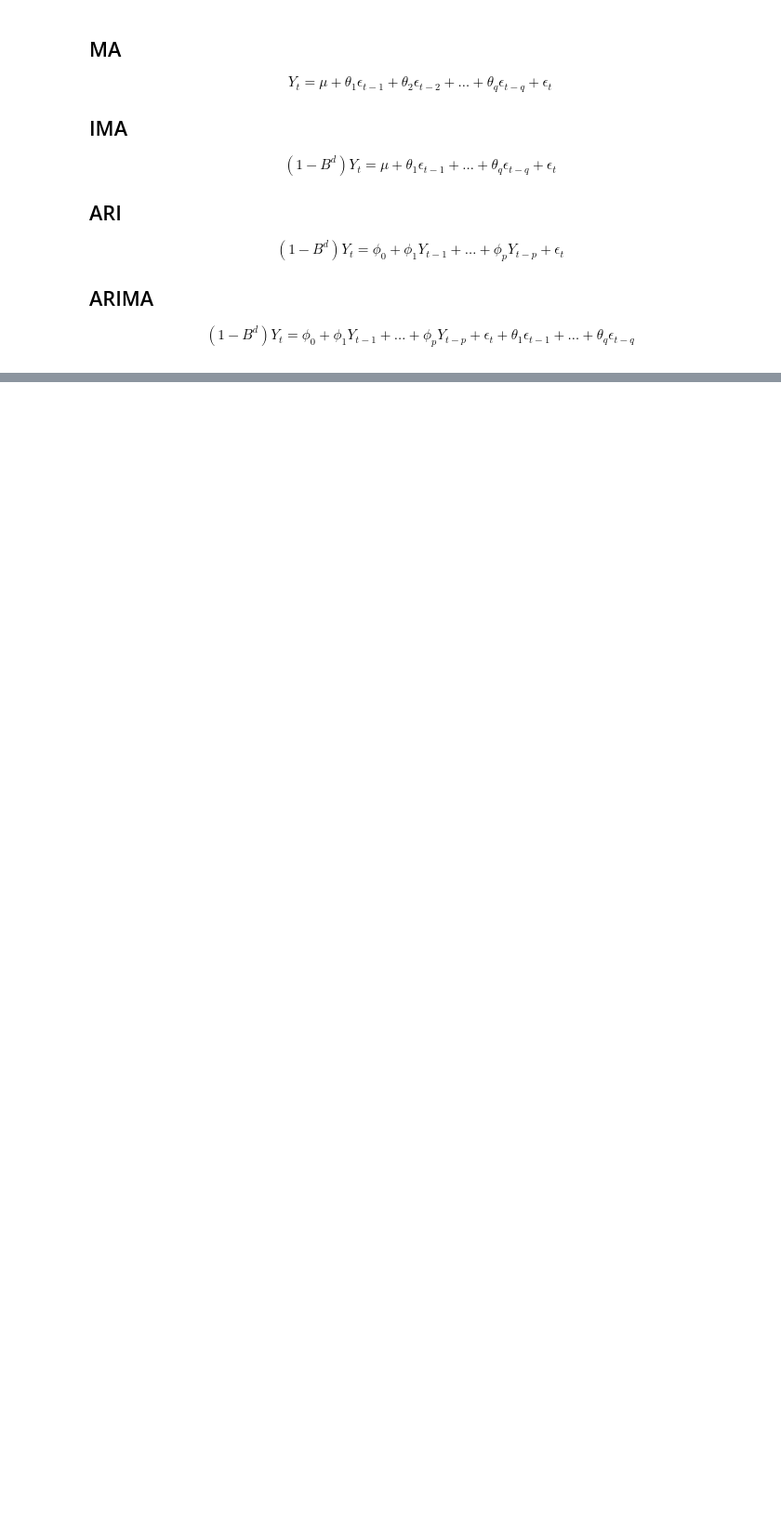
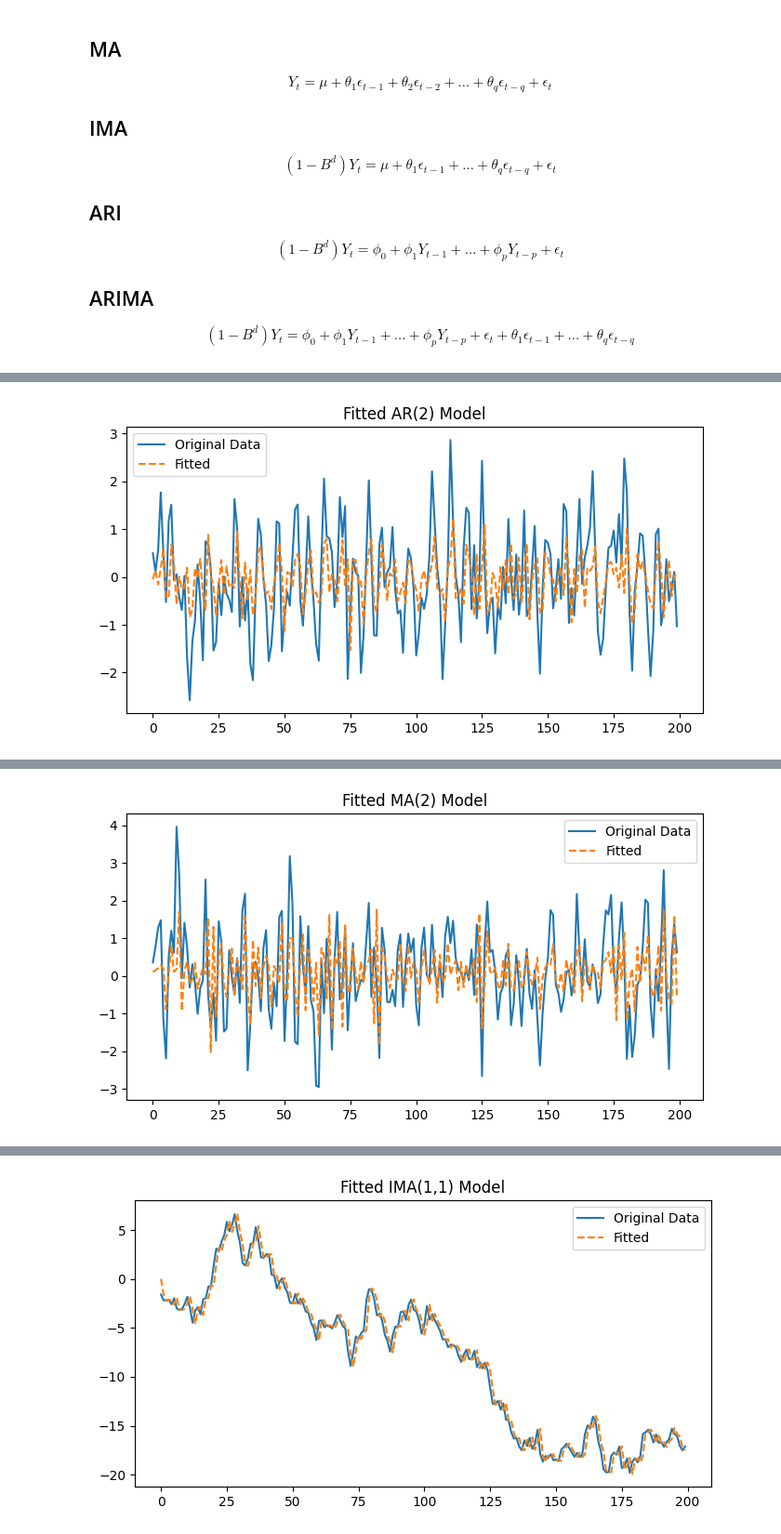
Before and after one commit to danielrferreira/classes, a Jupyter notebook: ASN/Séries Temporais/preparacao/Aula 5.ipynb, the cells around one changed output, grey strips where cells are left out. Shown at 93% size. Saved outputs shown, nothing was run; the diff lists cells and outputs as text; code cells hidden in the pictures; blank space fills up the shorter version.

```diff
--- a/ASN/Séries Temporais/preparacao/Aula 5.ipynb
+++ b/ASN/Séries Temporais/preparacao/Aula 5.ipynb
@@ -57,3 +57,79 @@ $$ (1 - B^d) Y_t = \mu + \theta_1 \epsilon_{t-1} + \dots + \theta_q \epsilon_{t-
 $$ (1 - B^d) Y_t = \phi_0 + \phi_1 Y_{t-1} + \dots + \phi_p Y_{t-p} + \epsilon_t $$
 ## ARIMA
 $$ (1 - B^d) Y_t = \phi_0 + \phi_1 Y_{t-1} + \dots + \phi_p Y_{t-p} + \epsilon_t + \theta_1 \epsilon_{t-1} + \dots + \theta_q \epsilon_{t-q} $$
+# %%
+import numpy as np
+import matplotlib.pyplot as plt
+import statsmodels.api as sm
+from statsmodels.tsa.arima.model import ARIMA
+from statsmodels.tsa.arima_process import ArmaProcess
+
+np.random.seed(42)
+n = 200  # Number of time points
+
+# Function to plot original vs fitted values
+def plot_fitted(y, y_pred, title):
+    plt.figure(figsize=(8, 4))
+    plt.plot(y, label="Original Data")
+    plt.plot(y_pred, label="Fitted", linestyle="dashed")
+    plt.title(title)
+    plt.legend()
+    plt.show()
+
+# 1. **Autoregressive (AR) Model**
+# AR(2): Y_t = 0.5 Y_{t-1} - 0.3 Y_{t-2} + ε_t
+ar_params = np.array([0.5, -0.3])
+ma_params = np.array([0])  # No MA component
+ar = np.r_[1, -ar_params]
+ma = np.r_[1, ma_params]
+ar_process = ArmaProcess(ar, ma)
+y_ar = ar_process.generate_sample(nsample=n)
+
+ar_model = ARIMA(y_ar, order=(2, 0, 0)).fit()
+print("AR Model Summary:\n", ar_model.summary())
+plot_fitted(y_ar, ar_model.fittedvalues, "Fitted AR(2) Model")
+
+# 2. **Moving Average (MA) Model**
+# MA(2): Y_t = ε_t + 0.6 ε_{t-1} - 0.4 ε_{t-2}
+ma_params = np.array([0.6, -0.4])
+ar_params = np.array([0])
+ar = np.r_[1, ar_params]
+ma = np.r_[1, ma_params]
+ma_process = ArmaProcess(ar, ma)
+y_ma = ma_process.generate_sample(nsample=n)
+
+ma_model = ARIMA(y_ma, order=(0, 0, 2)).fit()
+print("\nMA Model Summary:\n", ma_model.summary())
+plot_fitted(y_ma, ma_model.fittedvalues, "Fitted MA(2) Model")
+
+# 3. **Integrated Moving Average (IMA) Model**
+# IMA(1,1): Y_t = Y_{t-1} + ε_t + 0.5ε_{t-1}
+epsilon = np.random.normal(0, 1, n)
+y_ima = np.cumsum(epsilon)  # Random walk
+
+ima_model = ARIMA(y_ima, order=(0, 1, 1)).fit()
+print("\nIMA Model Summary:\n", ima_model.summary())
+plot_fitted(y_ima, ima_model.fittedvalues, "Fitted IMA(1,1) Model")
+
+# 4. **Autoregressive Integrated (ARI) Model**
+# ARI(1,1): (1 - B) Y_t = 0.7 Y_{t-1} + ε_t
+phi = 0.7
+y_ari = np.zeros(n)
+y_ari[0] = np.random.normal()
+for t in range(1, n):
+    y_ari[t] = phi * y_ari[t - 1] + np.random.normal()
+
+ari_model = ARIMA(y_ari, order=(1, 1, 0)).fit()
+print("\nARI Model Summary:\n", ari_model.summary())
+plot_fitted(y_ari, ari_model.fittedvalues, "Fitted ARI(1,1) Model")
+
+# 5. **Autoregressive Integrated Moving Average (ARIMA) Model**
+# ARIMA(1,1,1): Combines AR(1), differencing, and MA(1)
+y_arima = np.random.normal(size=n)  # Simulated dataset
+
+arima_model = ARIMA(y_arima, order=(1, 1, 1)).fit()
+print("\nARIMA Model Summary:\n", arima_model.summary())
+plot_fitted(y_arima, arima_model.fittedvalues, "Fitted ARIMA(1,1,1) Model")
+
+print("\nAll models fitted successfully!")
+# %% [output]
@@ -59,0 +153 @@ $$ (1 - B^d) Y_t = \phi_0 + \phi_1 Y_{t-1} + \dots + \phi_p Y_{t-p} + \epsilon_t
+[figure, added]
@@ -59,0 +171 @@ $$ (1 - B^d) Y_t = \phi_0 + \phi_1 Y_{t-1} + \dots + \phi_p Y_{t-p} + \epsilon_t
+[figure, added]
@@ -59,0 +189 @@ $$ (1 - B^d) Y_t = \phi_0 + \phi_1 Y_{t-1} + \dots + \phi_p Y_{t-p} + \epsilon_t
+[figure, added]
```
Also changed, not shown: parts of 1 cell of this notebook.
